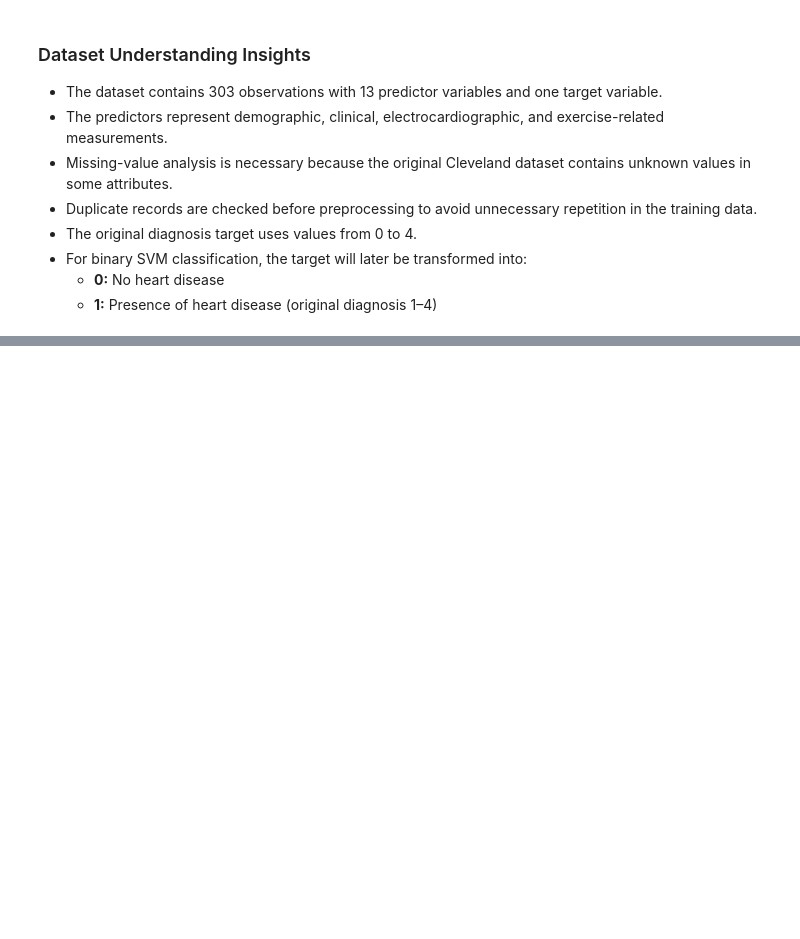
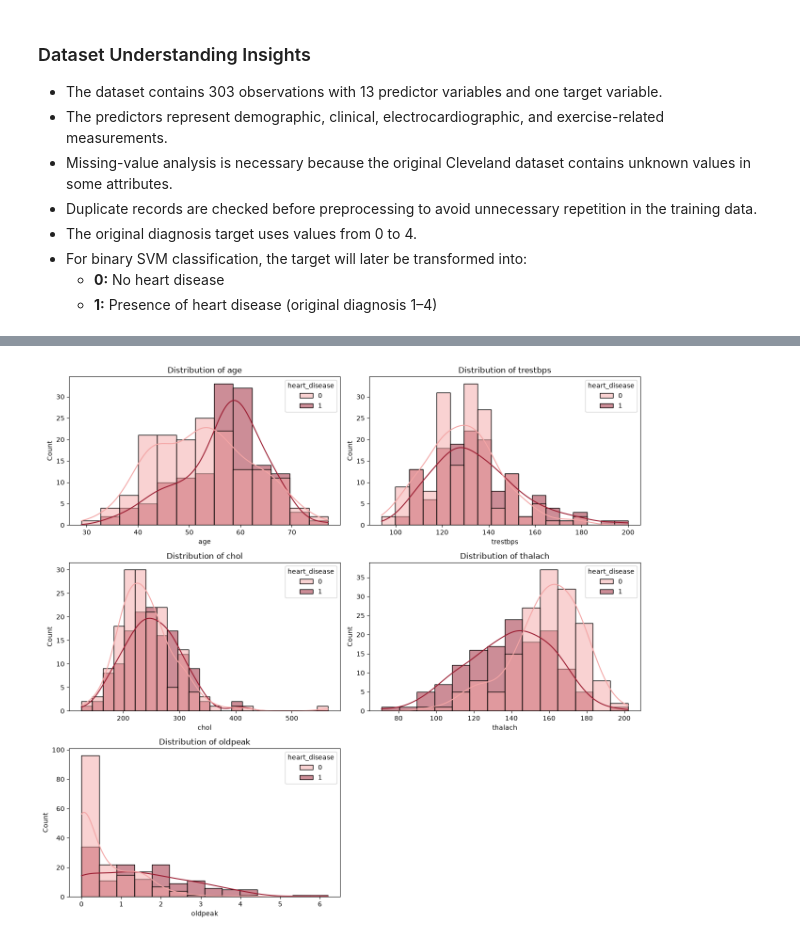
Before and after one commit to Pralishatripathy000/ml-support-vector-machine, a Jupyter notebook: notebook.ipynb, the cells around one changed output, grey strips where cells are left out. Cells and saved outputs as stored; diff of their text form; code cells hidden in the pictures; blank space fills up the shorter version.

```diff
--- a/notebook.ipynb
+++ b/notebook.ipynb
@@ -250,0 +288,32 @@ target_distribution.to_frame(
+# %%
+# Visualize distributions of the continuous clinical features
+
+continuous_features = [
+    "age",
+    "trestbps",
+    "chol",
+    "thalach",
+    "oldpeak"
+]
+
+fig, axes = plt.subplots(3, 2, figsize=(13, 12))
+axes = axes.flatten()
+
+for i, feature in enumerate(continuous_features):
+    sns.histplot(
+        data=df_eda,
+        x=feature,
+        hue="heart_disease",
+        kde=True,
+        palette=["#F4A6A6", "#9B1C31"],
+        ax=axes[i]
+    )
+    axes[i].set_title(f"Distribution of {feature}")
+
+axes[-1].axis("off")
+
+plt.tight_layout()
+plt.savefig("outputs/figures/feature_distributions.png", dpi=300)
+plt.show()
+# %% [output]
+[figure, added]
```
Also changed, not shown: parts of 7 cells of this notebook, 5 other files.
